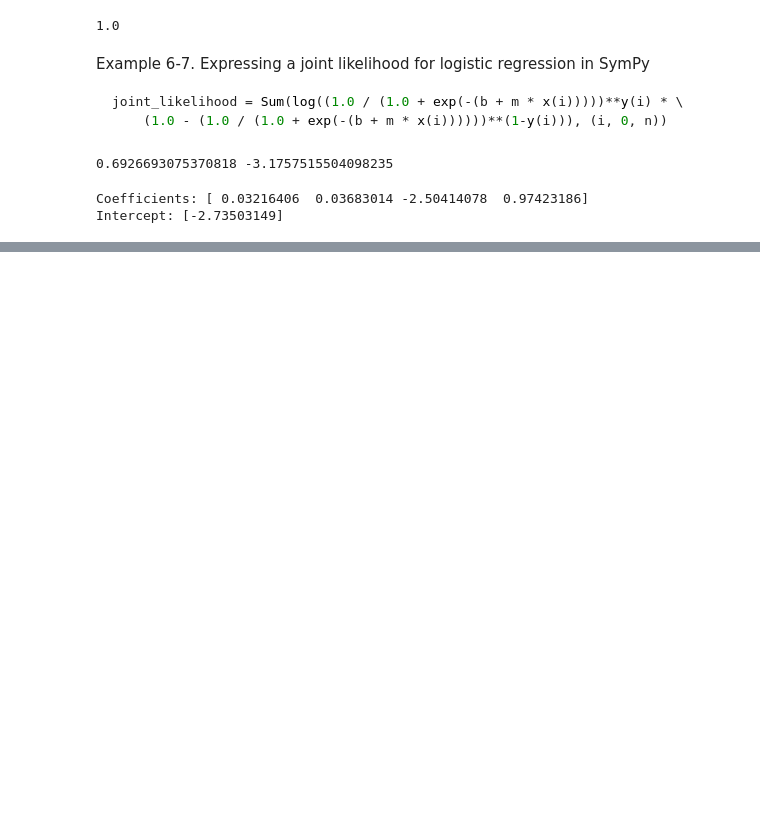
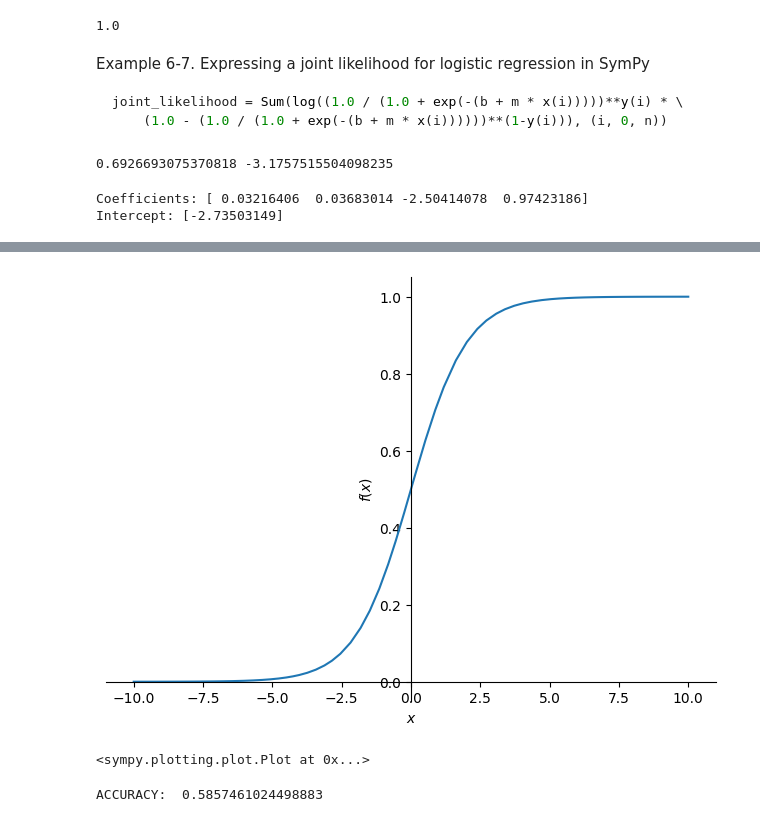
Before and after one commit to DanHerman212/mathematics-for-ds, a Jupyter notebook: mathematics.ipynb, the cells around one changed output, grey strips where cells are left out. Saved outputs shown, nothing was run; the diff lists cells and outputs as text; code cells hidden in the pictures; blank space fills up the shorter version.

```diff
--- a/mathematics.ipynb
+++ b/mathematics.ipynb
@@ -3133,0 +3437,57 @@ predict_employee_will_stay(1, 30, 2, 5)
+# %%
+# Example 7-2. Logistic activation function in SymPy
+
+from sympy import *
+
+# plot logistic
+x = symbols('x')
+logistic = 1 / (1 + exp(-x))
+plot(logistic)
+# %% [output]
+[figure, added]
+<sympy.plotting.plot.Plot at 0x...>
+# %%
+# Example 7-3. A simple forward propagation network with random weight and bias values
+
+import numpy as np
+import pandas as pd
+from sklearn.model_selection import train_test_split
+
+all_data = pd.read_csv("https://tinyurl.com/y2qmhfsr")
+
+# Extract the input columns, scale down by 255
+all_inputs = (all_data.iloc[:, 0:3].values / 255.0)
+all_outputs = all_data.iloc[:, -1].values
+
+# Split train and test data sets
+X_train, X_test, Y_train, Y_test = train_test_split(all_inputs, all_outputs,
+    test_size=1/3)
+n = X_train.shape[0] # number of training records
+
+# Build neural network with weights and biases
+# with random initialization
+w_hidden = np.random.rand(3, 3)
+w_output = np.random.rand(1, 3)
+
+b_hidden = np.random.rand(3, 1)
+b_output = np.random.rand(1, 1)
+
+# Activation functions
+relu = lambda x: np.maximum(x, 0)
+logistic = lambda x: 1 / (1 + np.exp(-x))
+
+# Runs inputs through the neural network to get predicted outputs
+def forward_prop(X):
+    Z1 = w_hidden @ X + b_hidden
+    A1 = relu(Z1)
+    Z2 = w_output @ A1 + b_output
+    A2 = logistic(Z2)
+    return Z1, A1, Z2, A2
+
+# Calculate accuracy
+test_predictions = forward_prop(X_test.transpose())[3] # grab only output layer, A2
+test_comparisons = np.equal((test_predictions >= .5).flatten().astype(int), Y_test)
+accuracy = sum(test_comparisons.astype(int) / X_test.shape[0])
+print("ACCURACY: ", accuracy)
+# %% [output]
+ACCURACY:  0.5857461024498883
```
Also changed, not shown: parts of 38 cells of this notebook, 4 other files.
